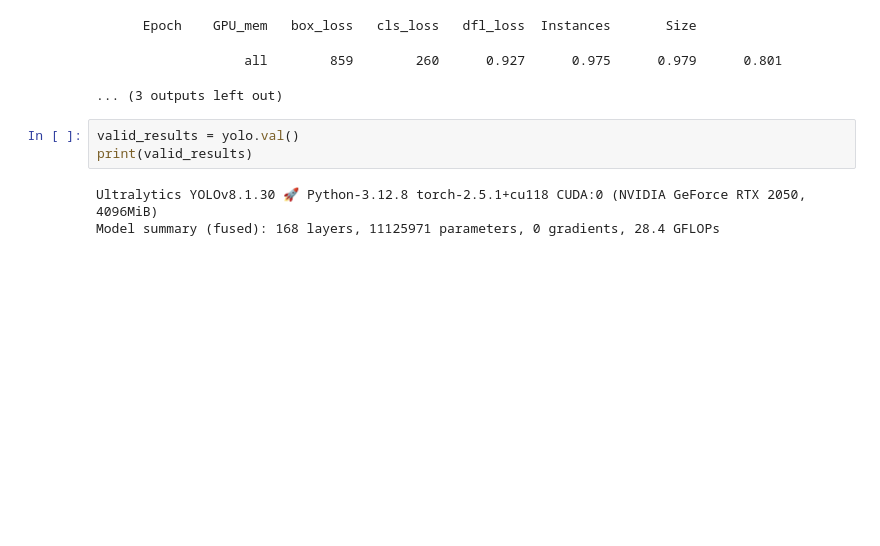
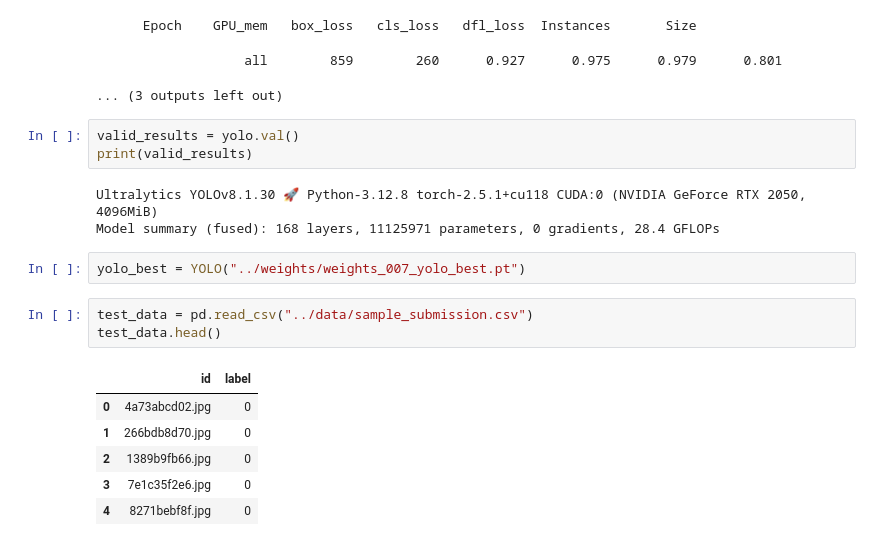
Before and after one commit to fairuztsn/human-fall-detection, a Jupyter notebook: notebooks/fine_tune_pretrained.ipynb, the cells around one changed output. Drawn from its saved outputs; the diff is of its cells as text; blank space fills up the shorter version.

```diff
--- a/notebooks/fine_tune_pretrained.ipynb
+++ b/notebooks/fine_tune_pretrained.ipynb
@@ -161,3 +161,15 @@ print(valid_results)
 # %% [output]
 Ultralytics YOLOv8.1.30 🚀 Python-3.12.8 torch-2.5.1+cu118 CUDA:0 (NVIDIA GeForce RTX 2050, 4096MiB)
 Model summary (fused): 168 layers, 11125971 parameters, 0 gradients, 28.4 GFLOPs
+# %%
+yolo_best = YOLO("../weights/weights_007_yolo_best.pt")
+# %%
+test_data = pd.read_csv("../data/sample_submission.csv")
+test_data.head()
+# %% [output]
+|  | id | label |
+| 0 | 4a73abcd02.jpg | 0 |
+| 1 | 266bdb8d70.jpg | 0 |
+| 2 | 1389b9fb66.jpg | 0 |
+| 3 | 7e1c35f2e6.jpg | 0 |
+| 4 | 8271bebf8f.jpg | 0 |
```
Also changed, not shown: parts of 6 cells of this notebook, 7 other files.
